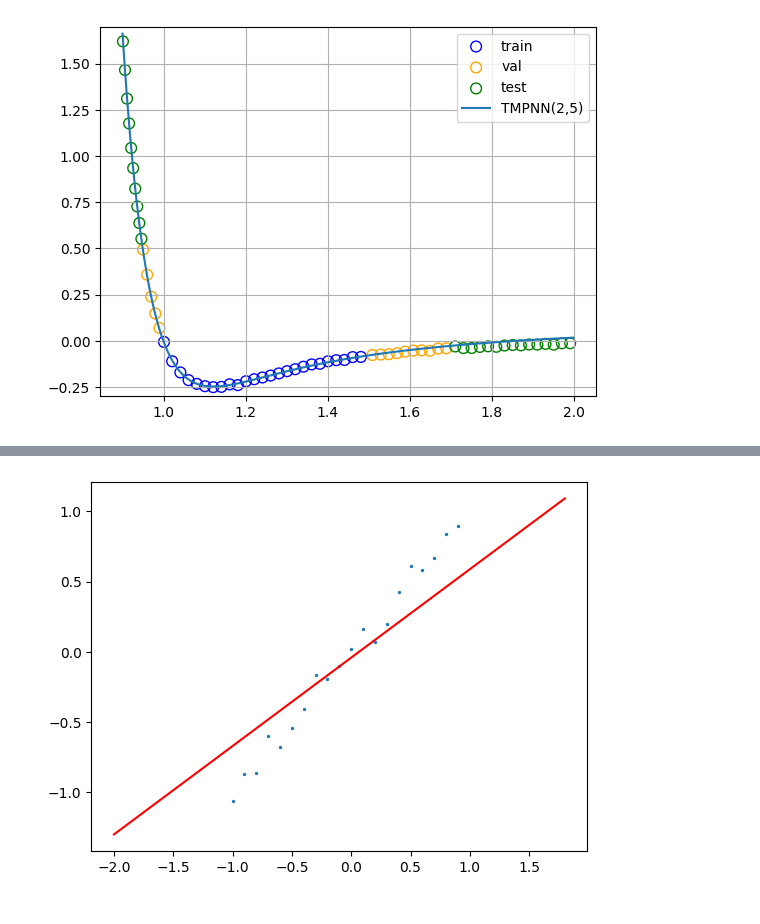
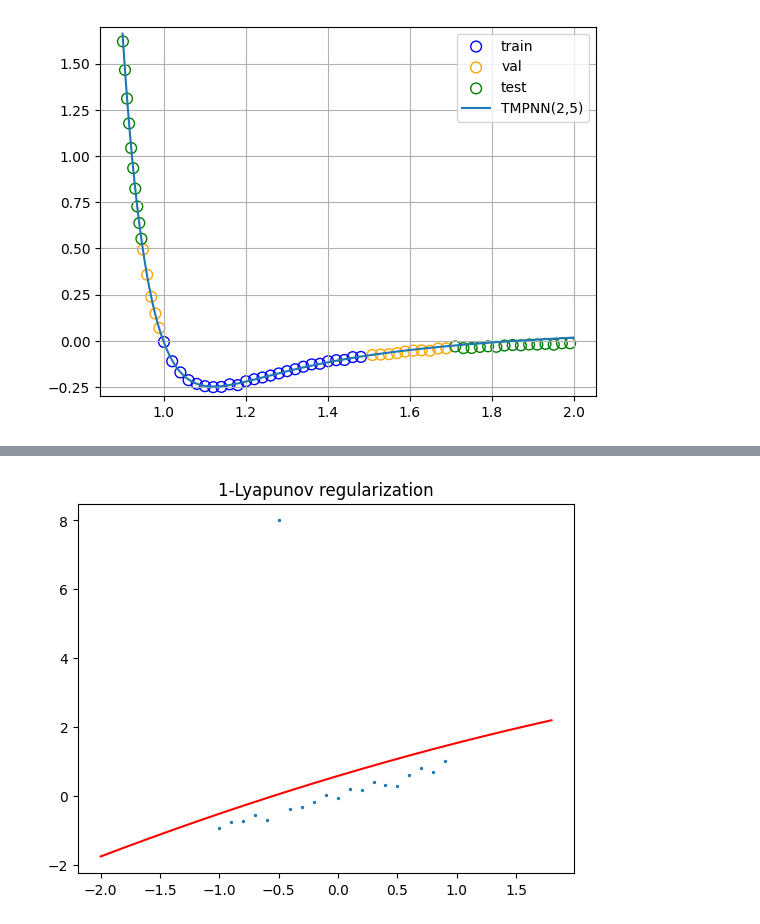
Before and after one commit to andiva/tmpnn, a Jupyter notebook: demo/Synthetic.ipynb, the cells around one changed output, grey strips where cells are left out. Drawn from its saved outputs; the diff is of its cells as text; code cells hidden in the pictures.

```diff
--- a/demo/LinearRegression.ipynb
+++ b/demo/Synthetic.ipynb
@@ -302,6 +260,7 @@ R2 (test)  0.9965304577579592
 # %%
 x = np.arange(-1,1,0.1).reshape(-1,1)
 y = x + np.random.normal(0,0.1,x.shape)
+y[5]=8
 plt.scatter(x,y,s=2)
 plt.show()
 # %% [output]
@@ -309,7 +268,8 @@ plt.show()
 # %%
-model = Regression(1,1,alpha=0)
-model.fit(x,y,verbose=1,epochs=200)
+model = Regression(1,1)
+model.fit(x,y,verbose=0,epochs=200)
 plt.scatter(x,y,s=2)
 plt.plot(x*2,model.predict(x*2),c='r')
+plt.title('no regularizations')
 plt.show()
 # %% [output]
@@ -320,7 +278,8 @@ in user code:
 # %%
-model = Regression(1,1,alpha=0.2)
-model.fit(x,y,verbose=1,epochs=200)
+model = Regression(1,1,regularizer=reg.Lyapunov1(2))
+model.fit(x,y,verbose=0,epochs=200)
 plt.scatter(x,y,s=2)
 plt.plot(x*2,model.predict(x*2),c='r')
+plt.title('1-Lyapunov regularization')
 plt.show()
 # %% [output]
@@ -344 +303 @@ Epoch 200/200
-[figure, old version]
+[figure, new version]
```
Also changed, not shown: parts of 13 cells of this notebook, 8 other files.
